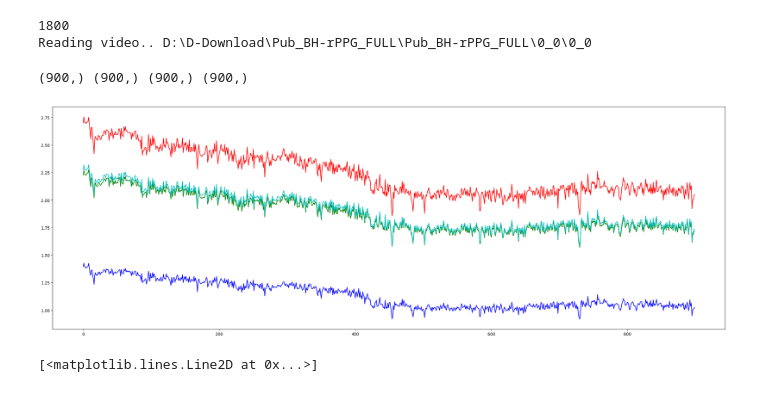
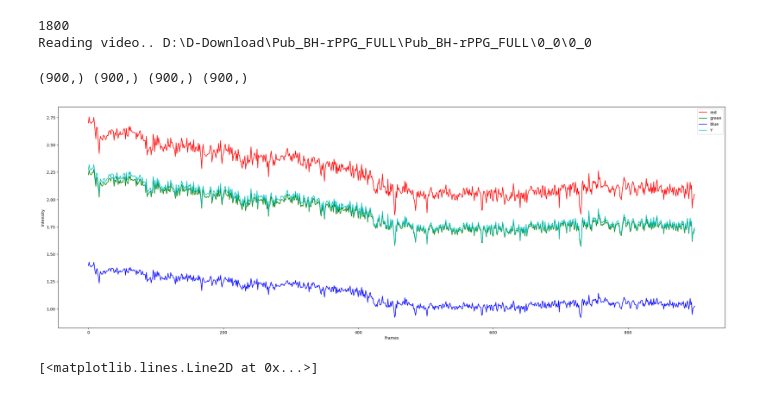
Before and after one commit to javidh0/minor-project, a Jupyter notebook: experiment.ipynb, the cells around one changed output. Saved outputs shown, nothing was run; the diff lists cells and outputs as text; code cells hidden in the pictures.

```diff
--- a/experiment.ipynb
+++ b/experiment.ipynb
@@ -49,19 +49,24 @@ Reading video.. D:\D-Download\Pub_BH-rPPG_FULL\Pub_BH-rPPG_FULL\0_0\0_0
 # %%
 colors = video.getTotolColorTrack()
 colors.keys()
 
 plt.figure(figsize=(30, 10))
-plt.plot(colors['red'], color = 'r')
-plt.plot(colors['green'], color = 'g')
-plt.plot(colors['blue'], color = 'b')
-plt.plot(colors['y'], color = 'c')
+plt.plot(colors['red'], color = 'r', label='red')
+plt.plot(colors['green'], color = 'g', label="green")
+plt.plot(colors['blue'], color = 'b', label="blue")
+plt.plot(colors['y'], color = 'c', label='Y')
+
+plt.xlabel("Frames")
+plt.ylabel("Intensity")
+
+plt.legend()
 
 r, g, b, y = np.array(colors['red']), np.array(colors['green']), np.array(colors['blue']), np.array(colors['y'])
 
 print(r.shape, g.shape, b.shape, y.shape)
 # %% [output]
 (900,) (900,) (900,) (900,)
-[figure, old version]
+[figure, new version]
 # %%
 chromProvider = ChormFeatures(video)
 chromData = chromProvider.provideFeatureBuild(r, g, b, y)
```
Also changed, not shown: parts of 1 cell of this notebook, 3 other files.
